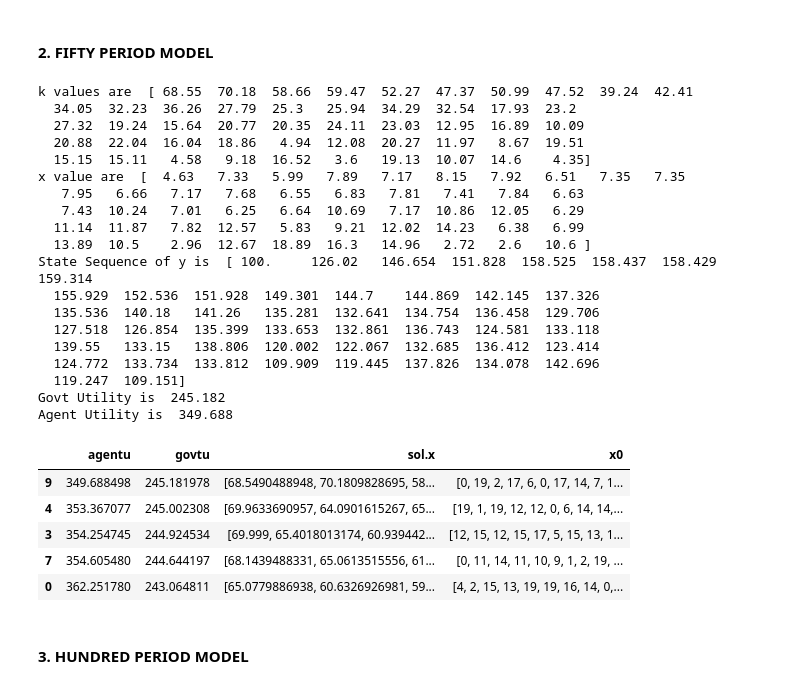
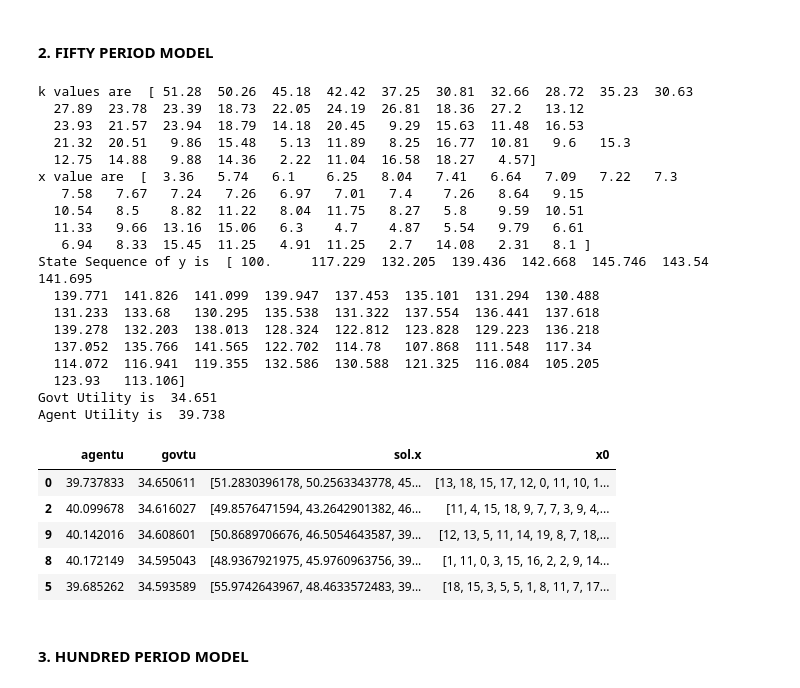
Before and after one commit to iamsurajkumar/Dynamic_Programming_Squared_Model, a Jupyter notebook: Dynamic Programming Squared Model.ipynb, the cells around one changed output. Cells and saved outputs as stored; diff of their text form; code cells hidden in the pictures.

```diff
--- a/Dynamic Programming Squared Model.ipynb
+++ b/Dynamic Programming Squared Model.ipynb
@@ -531,10 +375,11 @@ def withgovt_nperiod_dynamic_squared_model(n = 3,
         return y**α+ 10*x**θ+5*k**δ
 
     def U(y,k =0):
-        return ((1-τ)*y-k)**γ
+        #return ((1-τ)*y-k)**γ
+        return np.log( (1-τ)*y - k)
 
     def W(y,x =0):
-        return ( τ*y -x )**γ
+        return np.log( τ*y -x )
 
     def make_y(y0,params):
         k,x = np.split(params,2)
@@ -687,39 +526,39 @@ Agent Utility is  134.031
 # %%
 withgovt_nperiod_dynamic_squared_model(n = 50,
                                        x0_iter = 10,
                                        algo= 'COBYLA',
-                                        x_bound = (1e-5,30),
-                                       k_bound = (1e-5,30),
-                                       vstar = 354,
+                                        x_bound = (1e-5,70),
+                                       k_bound = (1e-5,70),
+                                       vstar = 39.54,
                                        max_algo_iter = 1000,
                                        τ= 0.3,
                                       tol = 1e-9
                                       )
 # %% [output]
-k values are  [ 68.55  70.18  58.66  59.47  52.27  47.37  50.99  47.52  39.24  42.41
-  34.05  32.23  36.26  27.79  25.3   25.94  34.29  32.54  17.93  23.2
-  27.32  19.24  15.64  20.77  20.35  24.11  23.03  12.95  16.89  10.09
-  20.88  22.04  16.04  18.86   4.94  12.08  20.27  11.97   8.67  19.51
-  15.15  15.11   4.58   9.18  16.52   3.6   19.13  10.07  14.6    4.35]
-x value are  [  4.63   7.33   5.99   7.89   7.17   8.15   7.92   6.51   7.35   7.35
-   7.95   6.66   7.17   7.68   6.55   6.83   7.81   7.41   7.84   6.63
-   7.43  10.24   7.01   6.25   6.64  10.69   7.17  10.86  12.05   6.29
-  11.14  11.87   7.82  12.57   5.83   9.21  12.02  14.23   6.38   6.99
-  13.89  10.5    2.96  12.67  18.89  16.3   14.96   2.72   2.6   10.6 ]
-State Sequence of y is  [ 100.     126.02   146.654  151.828  158.525  158.437  158.429  159.314
-  155.929  152.536  151.928  149.301  144.7    144.869  142.145  137.326
-  135.536  140.18   141.26   135.281  132.641  134.754  136.458  129.706
-  127.518  126.854  135.399  133.653  132.861  136.743  124.581  133.118
-  139.55   133.15   138.806  120.002  122.067  132.685  136.412  123.414
-  124.772  133.734  133.812  109.909  119.445  137.826  134.078  142.696
-  119.247  109.151]
-Govt Utility is  245.182
-Agent Utility is  349.688
+k values are  [ 51.28  50.26  45.18  42.42  37.25  30.81  32.66  28.72  35.23  30.63
+  27.89  23.78  23.39  18.73  22.05  24.19  26.81  18.36  27.2   13.12
+  23.93  21.57  23.94  18.79  14.18  20.45   9.29  15.63  11.48  16.53
+  21.32  20.51   9.86  15.48   5.13  11.89   8.25  16.77  10.81   9.6   15.3
+  12.75  14.88   9.88  14.36   2.22  11.04  16.58  18.27   4.57]
+x value are  [  3.36   5.74   6.1    6.25   8.04   7.41   6.64   7.09   7.22   7.3
+   7.58   7.67   7.24   7.26   6.97   7.01   7.4    7.26   8.64   9.15
+  10.54   8.5    8.82  11.22   8.04  11.75   8.27   5.8    9.59  10.51
+  11.33   9.66  13.16  15.06   6.3    4.7    4.87   5.54   9.79   6.61
+   6.94   8.33  15.45  11.25   4.91  11.25   2.7   14.08   2.31   8.1 ]
+State Sequence of y is  [ 100.     117.229  132.205  139.436  142.668  145.746  143.54   141.695
+  139.771  141.826  141.099  139.947  137.453  135.101  131.294  130.488
+  131.233  133.68   130.295  135.538  131.322  137.554  136.441  137.618
+  139.278  132.203  138.013  128.324  122.812  123.828  129.223  136.218
+  137.052  135.766  141.565  122.702  114.78   107.868  111.548  117.34
+  114.072  116.941  119.355  132.586  130.588  121.325  116.084  105.205
+  123.93   113.106]
+Govt Utility is  34.651
+Agent Utility is  39.738
 |  | agentu | govtu | sol.x | x0 |
-| 9 | 349.688498 | 245.181978 | [68.5490488948, 70.1809828695, 58... | [0, 19, 2, 17, 6, 0, 17, 14, 7, 1... |
-| 4 | 353.367077 | 245.002308 | [69.9633690957, 64.0901615267, 65... | [19, 1, 19, 12, 12, 0, 6, 14, 14,... |
-| 3 | 354.254745 | 244.924534 | [69.999, 65.4018013174, 60.939442... | [12, 15, 12, 15, 17, 5, 15, 13, 1... |
-| 7 | 354.605480 | 244.644197 | [68.1439488331, 65.0613515556, 61... | [0, 11, 14, 11, 10, 9, 1, 2, 19, ... |
-| 0 | 362.251780 | 243.064811 | [65.0779886938, 60.6326926981, 59... | [4, 2, 15, 13, 19, 19, 16, 14, 0,... |
+| 0 | 39.737833 | 34.650611 | [51.2830396178, 50.2563343778, 45... | [13, 18, 15, 17, 12, 0, 11, 10, 1... |
+| 2 | 40.099678 | 34.616027 | [49.8576471594, 43.2642901382, 46... | [11, 4, 15, 18, 9, 7, 7, 3, 9, 4,... |
+| 9 | 40.142016 | 34.608601 | [50.8689706676, 46.5054643587, 39... | [12, 13, 5, 11, 14, 19, 8, 7, 18,... |
+| 8 | 40.172149 | 34.595043 | [48.9367921975, 45.9760963756, 39... | [1, 11, 0, 3, 15, 16, 2, 2, 9, 14... |
+| 5 | 39.685262 | 34.593589 | [55.9742643967, 48.4633572483, 39... | [18, 15, 3, 5, 5, 1, 8, 11, 7, 17... |
 # %% [markdown]
 #### 3. HUNDRED PERIOD MODEL
```
Also changed, not shown: parts of 75 cells of this notebook.
